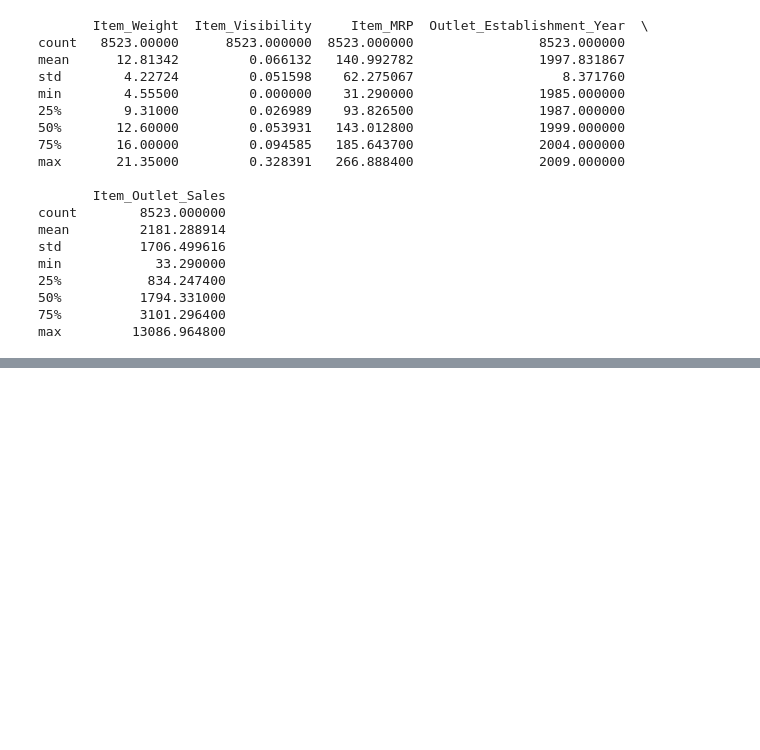
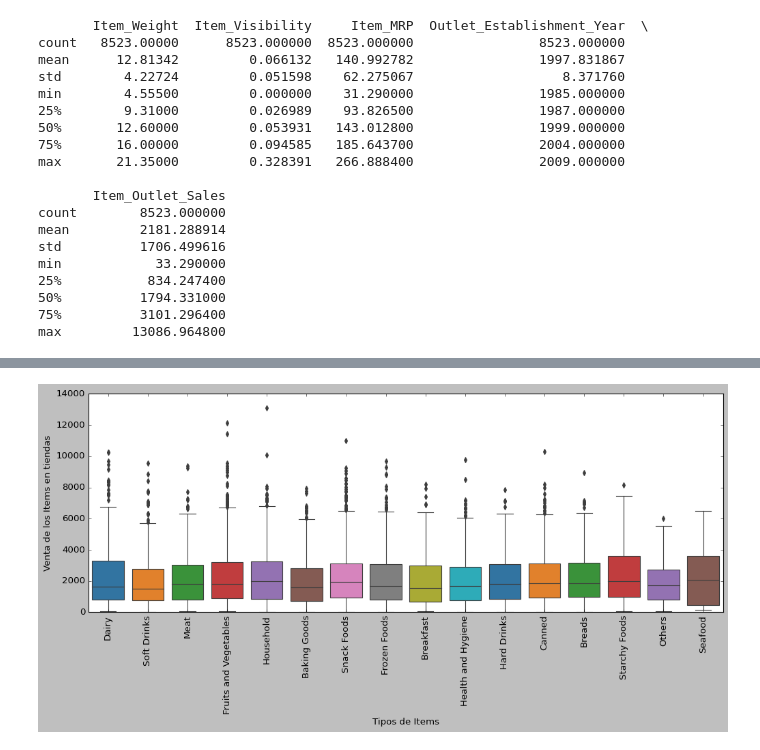
Before and after one commit to pabloclaero/Proyecto_1, a Jupyter notebook: Proyecto_Pablo_C.ipynb, the cells around one changed output, grey strips where cells are left out. Drawn from its saved outputs; the diff is of its cells as text; code cells hidden in the pictures; blank space fills up the shorter version.

```diff
--- a/Proyecto_Pablo_C.ipynb
+++ b/Proyecto_Pablo_C.ipynb
@@ -199,0 +248,11 @@ otros
+# %%
+x1 = 'Item_Type'
+y1 = 'Item_Outlet_Sales'
+plt.figure(figsize=(15,5))
+sns.boxplot(x1, y1, data=df, palette='tab10')
+plt.xlabel('Tipos de Items')
+plt.ylabel('Venta de los Items en tiendas')
+plt.xticks(rotation=90)
+plt.show()
+# %% [output]
+[figure, added]
```
Also changed, not shown: parts of 21 cells of this notebook.
